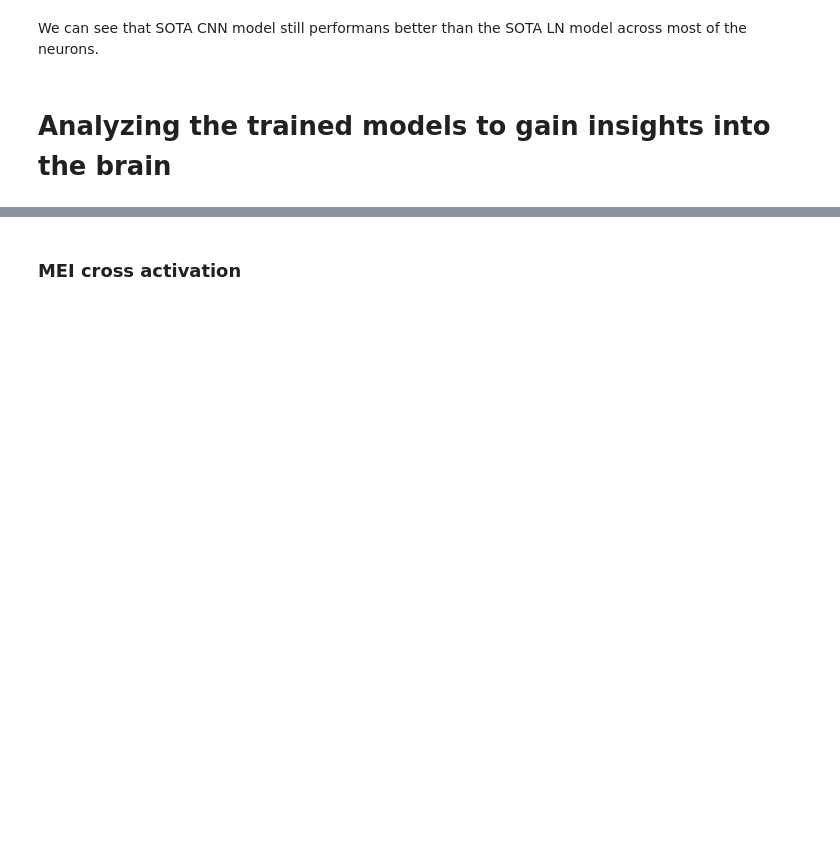
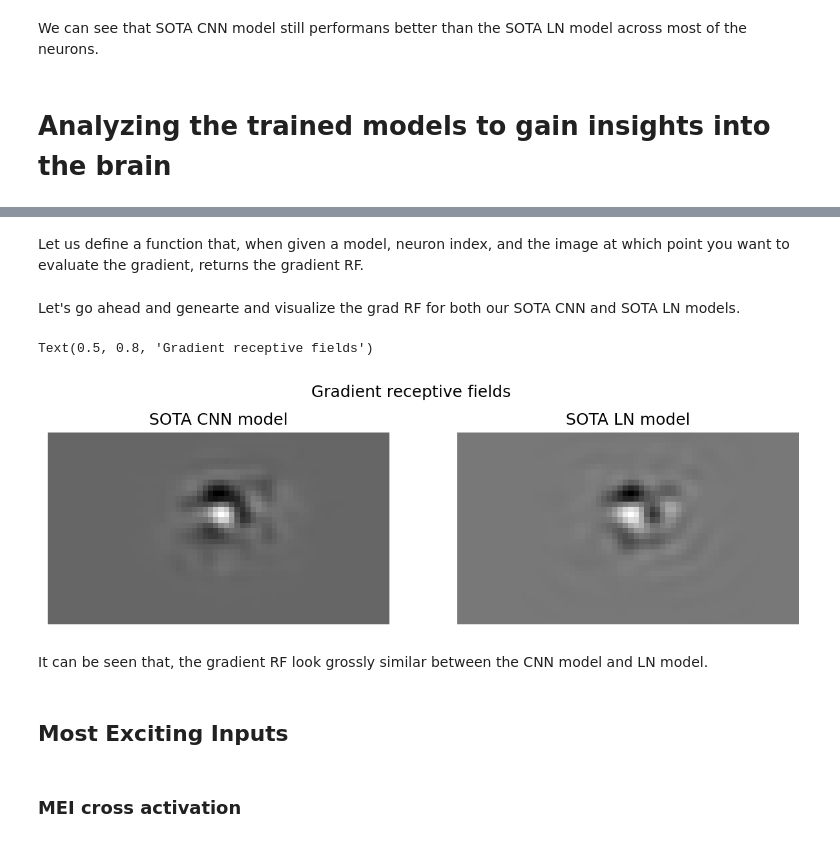
Before and after one commit to eywalker/Lviv-2021, a Jupyter notebook: notebooks/DeepLearing in Neuroscience.ipynb, the cells around one changed output, grey strips where cells are left out. Drawn from its saved outputs; the diff is of its cells as text; code cells hidden in the pictures; blank space fills up the shorter version.

Commit message:
Add description for gradient RF

```diff
--- a/notebooks/DeepLearing in Neuroscience.ipynb
+++ b/notebooks/DeepLearing in Neuroscience.ipynb
@@ -934,0 +966,2 @@ We can see that SOTA CNN model still performans better than the SOTA LN model ac
+# %% [markdown]
+Let us define a function that, when given a model, neuron index, and the image at which point you want to evaluate the gradient, returns the gradient RF.
@@ -935,10 +988,6 @@ We can see that SOTA CNN model still performans better than the SOTA LN model ac
 # %%
-# select neuron to compute RFs and MEIs
-neuron_idx = 1
 # choose input mean as starting point
-input_mean = np.load(
-    "/content/data/static20457-5-9-preproc0/meta/statistics/images/all/mean.npy"
-).squeeze()
-input_std =np.load(
-    "/content/data/static20457-5-9-preproc0/meta/statistics/images/all/std.npy"
-).squeeze()
+input_mean = dataset.statistics.images.all.mean
+input_std = dataset.statistics.images.all.std
+# %% [markdown]
+Let's go ahead and genearte and visualize the grad RF for both our SOTA CNN and SOTA LN models.
@@ -945,35 +997,35 @@ input_std =np.load(
 # %%
-def generate_grad_rf(model, starting_point, neuron_idx):
-    assert starting_point.ndim == 2
-    x = torch.tensor(
-        starting_point.copy()[None, None, ...],
-        dtype=torch.float,
-        device="cuda",
-        requires_grad=True,
-    )
-    model_activation = model(x)[:, neuron_idx]
-    model_activation.backward()
-    grad_rf = x.grad.data.cpu().numpy().squeeze()
-    return grad_rf
+# generate a gradient receptive field from the sota_model and the sota_ln_model
+input_image = np.zeros((36, 64)) + input_mean
 
-
-# generate a gradient receptive field from the sota_model and the sota_ln_model
-grad_rf_sota = generate_grad_rf(
-    sota_model, starting_point=np.ones((36, 64)) * input_mean, neuron_idx=neuron_idx
+grad_rf_sota_cnn = generate_grad_rf(
+    sota_cnn_model, neuron_idx=neuron_idx, input_image=input_image
 )
 grad_rf_sota_ln = generate_grad_rf(
-    sota_ln_model, starting_point=np.ones((36, 64)) * input_mean, neuron_idx=neuron_idx
+    sota_ln_model, neuron_idx=neuron_idx, input_image=input_image
 )
 
-# compare the two grad_rfs
-fig, axes = plt.subplots(nrows=1, ncols=2, figsize=(10, 5))
-axes[0].imshow(grad_rf_sota, cmap="gray")
-axes[0].set_title("SOTA")
+# visualize the two gradient RFs side by side
+fig, axes = plt.subplots(nrows=1, ncols=2, figsize=(10, 5), dpi=150)
+
+scale = np.max([np.max(np.abs(img)) for img in [grad_rf_sota_cnn, grad_rf_sota_ln]])
+
+axes[0].imshow(grad_rf_sota_cnn, cmap="gray")
+axes[0].set_title("SOTA CNN model")
 axes[0].axis("off")
+
 axes[1].imshow(grad_rf_sota_ln, cmap="gray")
-axes[1].set_title("SOTA_ln")
+axes[1].set_title("SOTA LN model")
 axes[1].axis("off")
-plt.suptitle("Gradient receptive fields", y=0.8)
+
+fig.suptitle("Gradient receptive fields", y=0.8)
+# %% [output]
+Text(0.5, 0.8, 'Gradient receptive fields')
+[figure, added]
+# %% [markdown]
+It can be seen that, the gradient RF look grossly similar between the CNN model and LN model.
+# %% [markdown]
+## Most Exciting Inputs
 # %%
 from tqdm import tqdm
 
```
Also changed, not shown: parts of 10 cells of this notebook.
